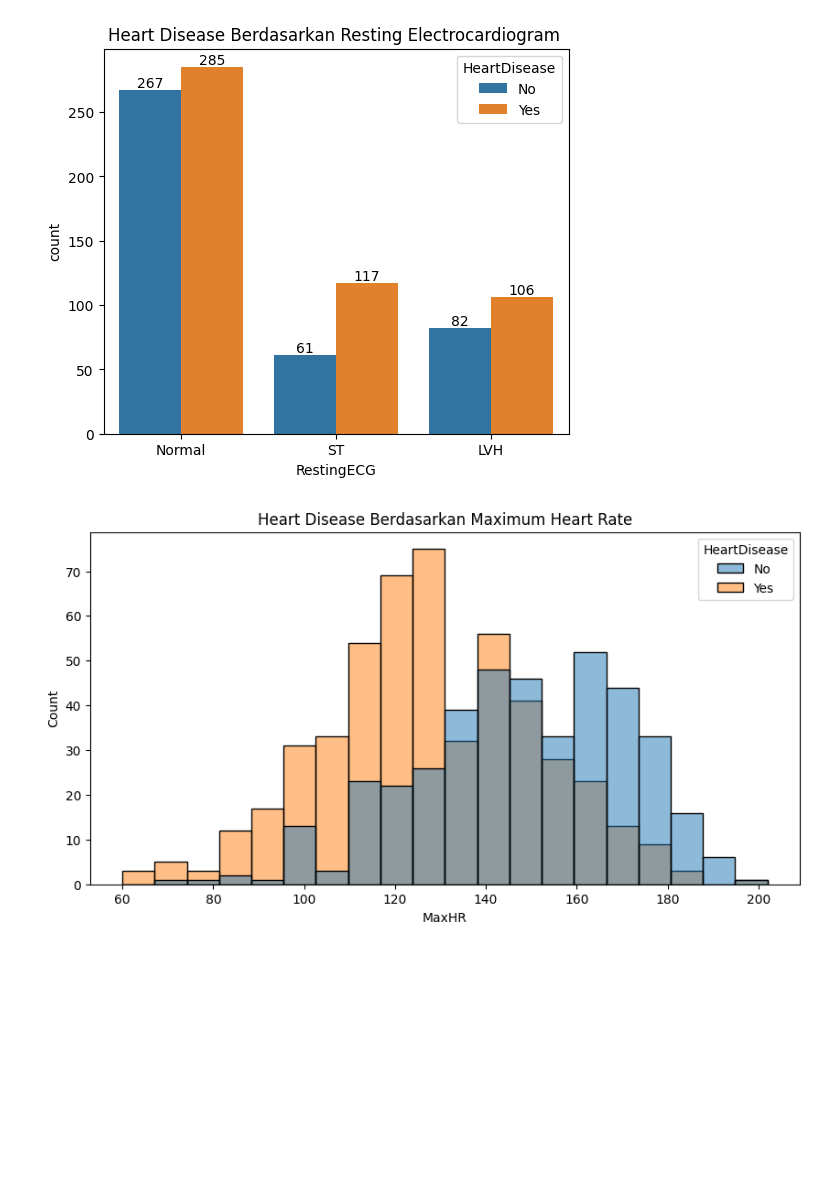
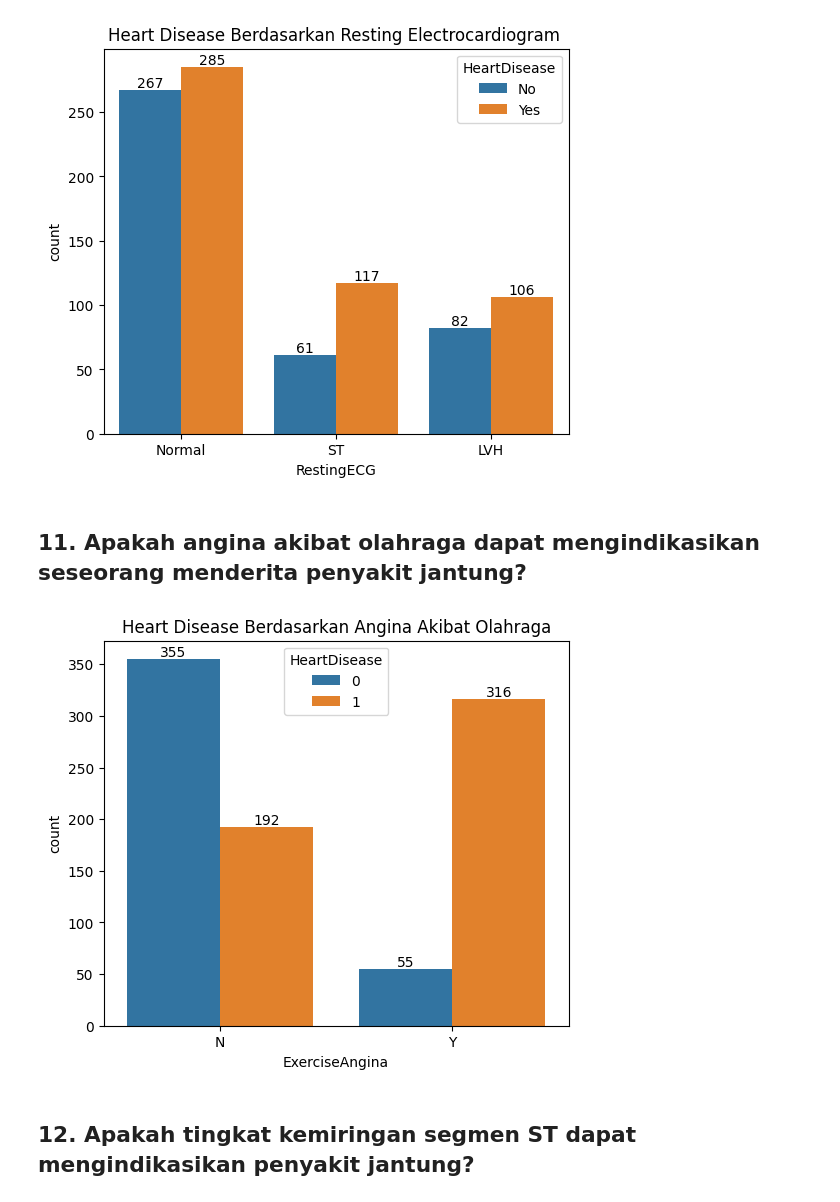
Before and after one commit to NandoAACF/Heart-Disease-Prediction, a Jupyter notebook: Notebook_EDA.ipynb, the cells around one changed output. Saved outputs shown, nothing was run; the diff lists cells and outputs as text; code cells hidden in the pictures; blank space fills up the shorter version.

```diff
--- a/Notebook_EDA.ipynb
+++ b/Notebook_EDA.ipynb
@@ -168,0 +190,16 @@ plt.show()
+# %%
+# Lakukan binning untuk kolesterol
+bins = [100, 150, 200, 250, 300, 350, 400, 450, 600]
+labels = ['101-150', '151-200', '201-250', '251-300', '301-350', '351-400', '401-450', '451-600']
+df['Cholesterol Group'] = pd.cut(df['Cholesterol'], bins=bins, labels=labels, right=False)
+
+plt.figure(figsize=(10, 5))
+ax = sns.countplot(data=df, x='Cholesterol Group', hue='HeartDisease')
+
+# Memberi anotasi
+for p in ax.patches:
+    ax.annotate(f'{p.get_height()}', (p.get_x() + p.get_width() / 2, p.get_height()),
+                ha='center', va='bottom', fontsize=10, color='black')
+
+plt.title('Heart Disease Berdasarkan Tingkat Kolesterol')
+plt.show()
@@ -212,13 +265,22 @@ plt.title('Heart Disease Berdasarkan Resting Electrocardiogram ')
 plt.show()
 # %% [output]
 [figure]
+# %% [markdown]
+## **11. Apakah angina akibat olahraga dapat mengindikasikan seseorang menderita penyakit jantung?**
 # %%
-plt.figure(figsize=(10, 5))
-ax = sns.histplot(data=df, x='MaxHR', hue='HeartDisease')
+plt.figure(figsize=(6, 5))
+ax = sns.countplot(data=df, x='ExerciseAngina', hue='HeartDisease')
 
-plt.title('Heart Disease Berdasarkan Maximum Heart Rate')
+#  Memberi anotasi
+for p in ax.patches:
+    ax.annotate(f'{p.get_height()}', (p.get_x() + p.get_width() / 2, p.get_height()),
+                ha='center', va='bottom', fontsize=10, color='black')
+
+plt.title('Heart Disease Berdasarkan Angina Akibat Olahraga')
 plt.show()
 # %% [output]
-[figure, old version]
+[figure, new version]
+# %% [markdown]
+## **12. Apakah tingkat kemiringan segmen ST dapat mengindikasikan penyakit jantung?**
 # %%
 plt.figure(figsize=(6, 5))
```
Also changed, not shown: parts of 22 cells of this notebook, 2 other files.
